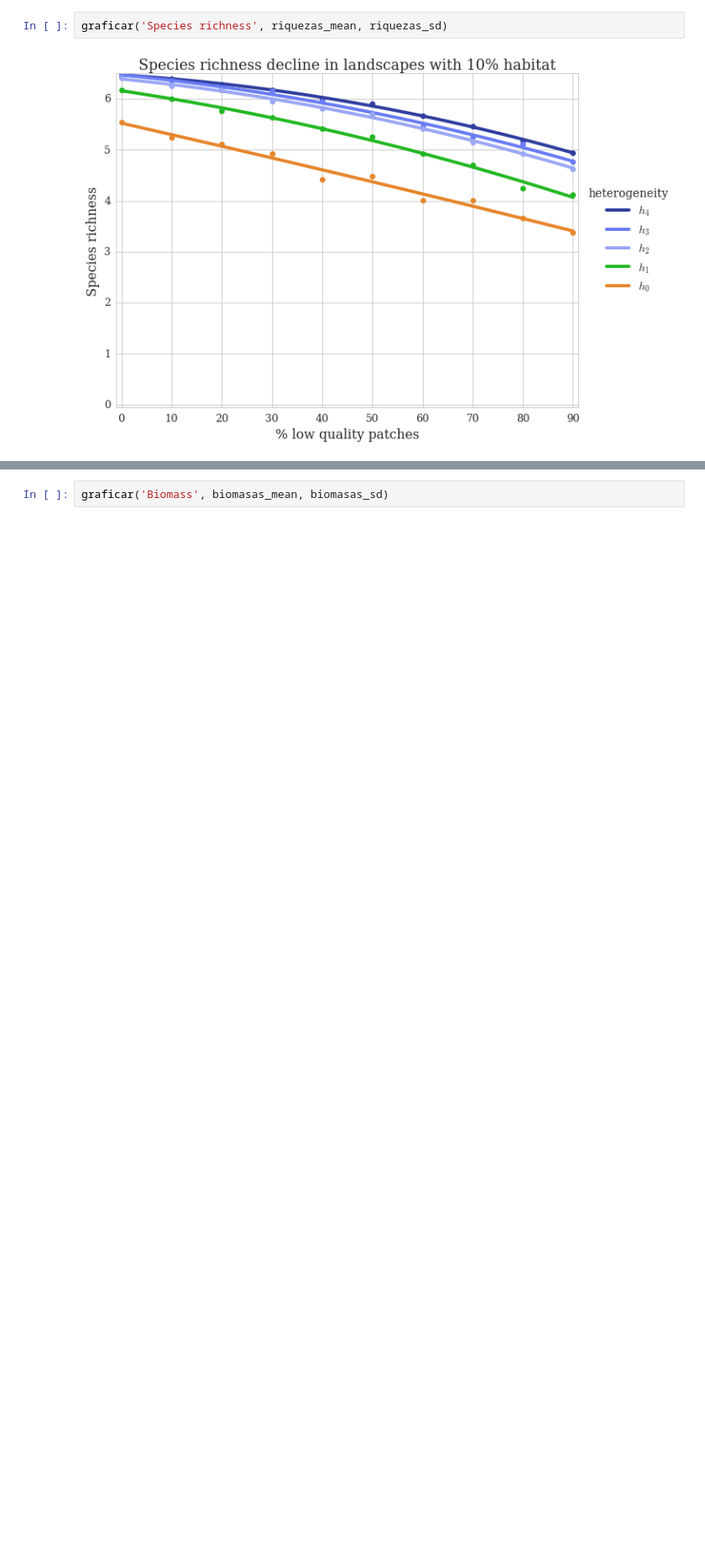
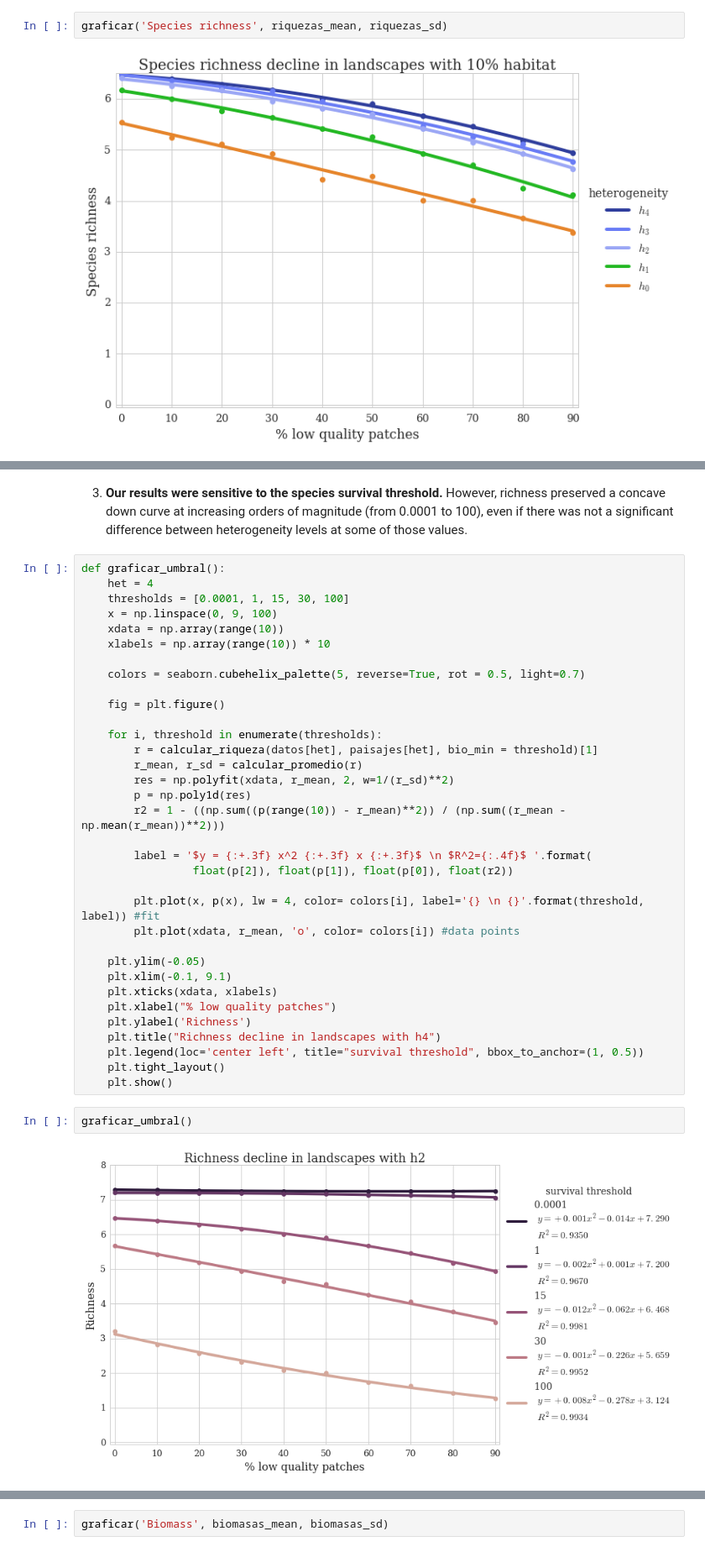
Before and after one commit to iramosp/MatrizAgroecol-gica, a Jupyter notebook: Analisis_Exp1.ipynb, the cells around one changed output, grey strips where cells are left out. Shown: that part at 84% size. Cells and saved outputs as stored; diff of their text form; blank space fills up the shorter version.

```diff
--- a/Analisis_Exp1.ipynb
+++ b/Analisis_Exp1.ipynb
@@ -251,0 +253,41 @@ However, richness preserved a concave down curve at increasing orders of magnitu
+# %% [markdown]
+3. **Our results were sensitive to the species survival threshold.**
+However, richness preserved a concave down curve at increasing orders of magnitude (from 0.0001 to 100), even if there was not a significant difference between heterogeneity levels at some of those values.
+# %%
+def graficar_umbral():
+    het = 4
+    thresholds = [0.0001, 1, 15, 30, 100]
+    x = np.linspace(0, 9, 100)
+    xdata = np.array(range(10))
+    xlabels = np.array(range(10)) * 10
+
+    colors = seaborn.cubehelix_palette(5, reverse=True, rot = 0.5, light=0.7)
+
+    fig = plt.figure()
+
+    for i, threshold in enumerate(thresholds):
+        r = calcular_riqueza(datos[het], paisajes[het], bio_min = threshold)[1]
+        r_mean, r_sd = calcular_promedio(r)
+        res = np.polyfit(xdata, r_mean, 2, w=1/(r_sd)**2)
+        p = np.poly1d(res)
+        r2 = 1 - ((np.sum((p(range(10)) - r_mean)**2)) / (np.sum((r_mean - np.mean(r_mean))**2)))
+
+        label = '$y = {:+.3f} x^2 {:+.3f} x {:+.3f}$ \n $R^2={:.4f}$ '.format(
+                 float(p[2]), float(p[1]), float(p[0]), float(r2))
+
+        plt.plot(x, p(x), lw = 4, color= colors[i], label='{} \n {}'.format(threshold, label)) #fit
+        plt.plot(xdata, r_mean, 'o', color= colors[i]) #data points
+
+    plt.ylim(-0.05)
+    plt.xlim(-0.1, 9.1)
+    plt.xticks(xdata, xlabels)
+    plt.xlabel("% low quality patches")
+    plt.ylabel('Richness')
+    plt.title("Richness decline in landscapes with h4")
+    plt.legend(loc='center left', title="survival threshold", bbox_to_anchor=(1, 0.5))
+    plt.tight_layout()
+    plt.show()
+# %%
+graficar_umbral()
+# %% [output]
+[figure, added]
```
Also changed, not shown: parts of 7 cells of this notebook.
